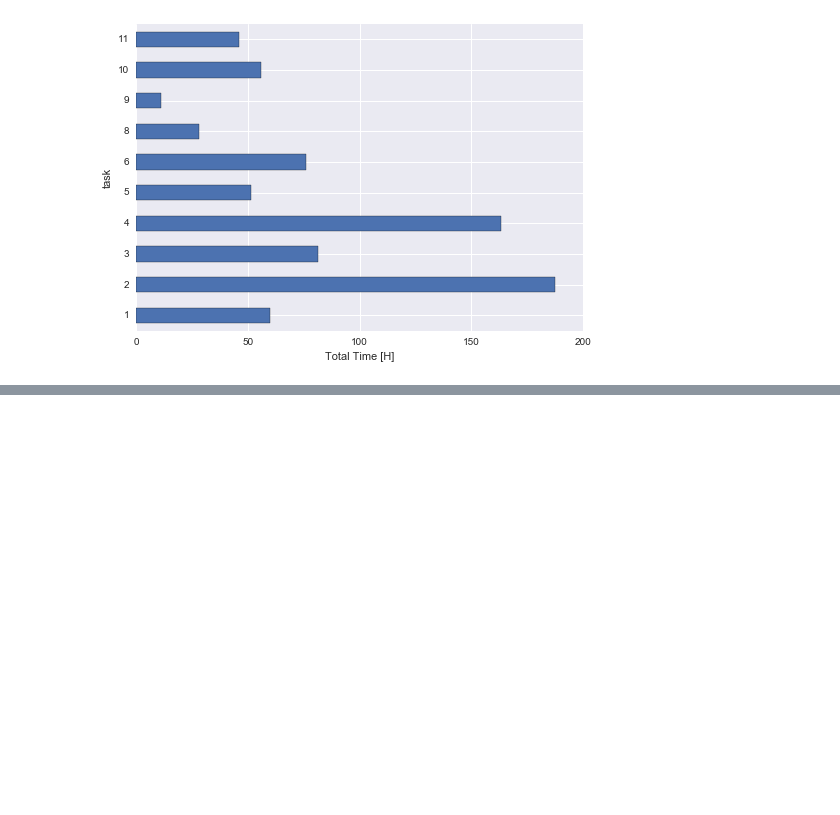
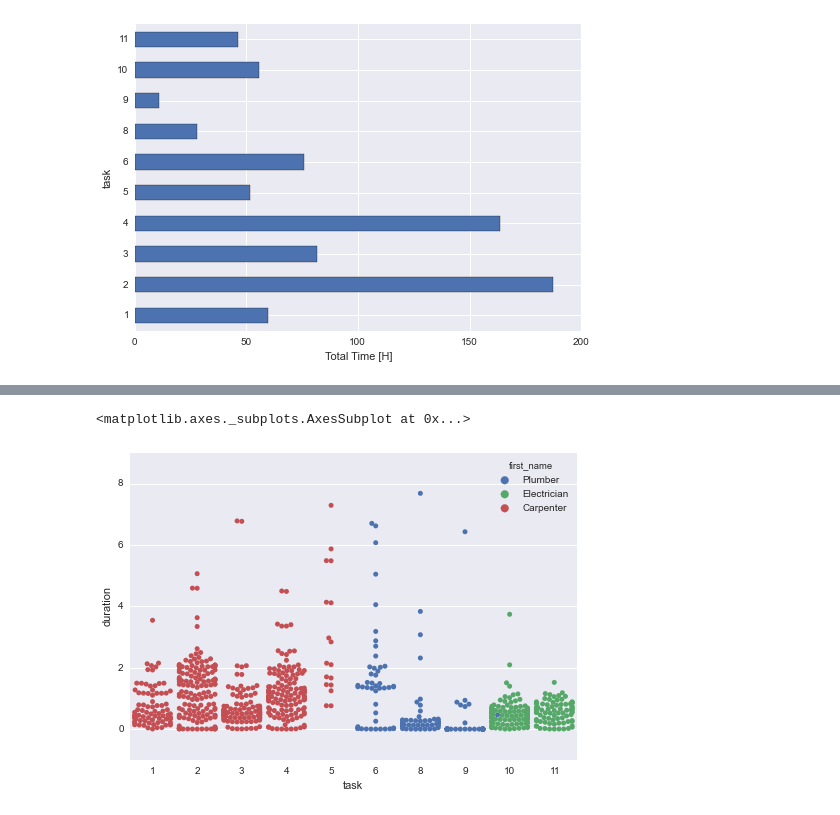
Before and after one commit to spencerknight/taskcode, a Jupyter notebook: explore.ipynb, the cells around one changed output, grey strips where cells are left out. Drawn from its saved outputs; the diff is of its cells as text; code cells hidden in the pictures; blank space fills up the shorter version.

Commit message:
Added duration by task colored by first_name

```diff
--- a/explore.ipynb
+++ b/explore.ipynb
@@ -93,0 +109,5 @@ plt.xlabel('Total Time [H]')
+# %%
+sns.swarmplot(data=timestamps,x="task",y="duration",hue='first_name')
+# %% [output]
+<matplotlib.axes._subplots.AxesSubplot at 0x...>
+[figure, added]
```
Also changed, not shown: parts of 5 cells of this notebook.
